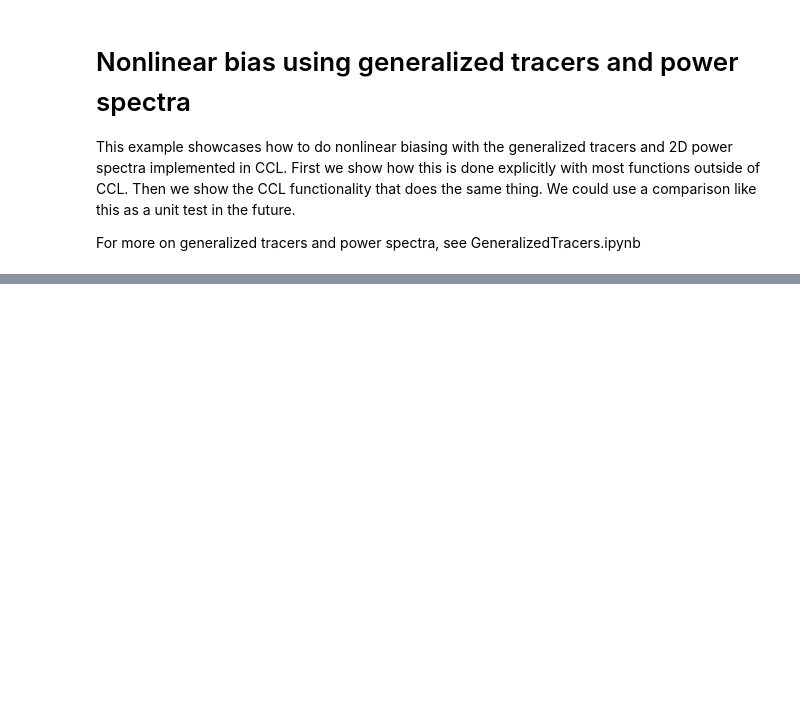
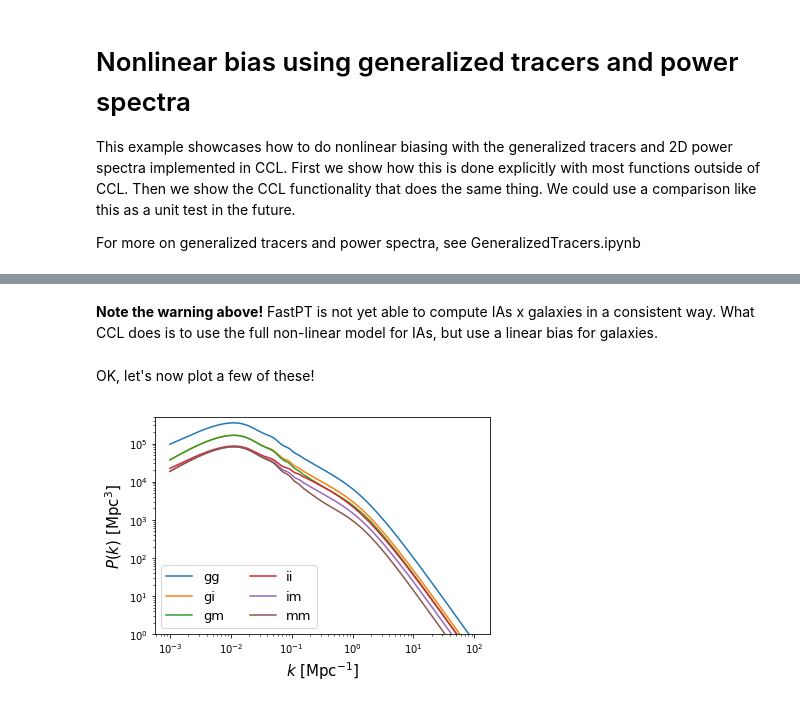
Before and after one commit to LSSTDESC/CCLX, a Jupyter notebook: NonlinearBiasFASTPT_detailed.ipynb, the cells around one changed output, grey strips where cells are left out. Cells and saved outputs as stored; diff of their text form; code cells hidden in the pictures; blank space fills up the shorter version.

```diff
--- a/NonlinearBiasFASTPT_detailed.ipynb
+++ b/NonlinearBiasFASTPT_detailed.ipynb
@@ -276,0 +47,5 @@ plt.show()
+# %%
+# The `with_NC` and `with_IA` flags will tell FastPT to initialize the right things.
+# `log10k_min/max and nk_per_decade will define the sampling in k you should use.
+wsp = ccl.PTWorkspace(with_NC=True, with_IA=True,
+                      log10k_min=-4, log10k_max=2, nk_per_decade=20)
@@ -276,0 +55,45 @@ plt.show()
+# %%
+# Galaxies x galaxies
+pk_gg = ccl.get_pt_pk2d(cosmo, wsp, ptt_g, ptt_g)
+
+# Galaxies x matter
+pk_gm = ccl.get_pt_pk2d(cosmo, wsp, ptt_g, ptt_m)
+
+# Galaxies x IAs
+pk_gi = ccl.get_pt_pk2d(cosmo, wsp, ptt_g, ptt_i)
+
+# IAs x IAs
+pk_ii = ccl.get_pt_pk2d(cosmo, wsp, ptt_i, ptt_i)
+
+# IAs x matter
+pk_im = ccl.get_pt_pk2d(cosmo, wsp, ptt_i, ptt_m)
+
+# Matter x matter
+pk_mm = ccl.get_pt_pk2d(cosmo, wsp, ptt_m, ptt_m)
+# %% [markdown]
+**Note the warning above!** FastPT is not yet able to compute IAs x galaxies in a consistent way. What CCL does is to use the full non-linear model for IAs, but use a linear bias for galaxies.
+# %% [markdown]
+OK, let's now plot a few of these!
+# %%
+# Let's plot everything at z=0
+
+ks = np.logspace(-3,2,512)
+ps = {}
+ps['gg'] = pk_gg.eval(ks, 1., cosmo)
+ps['gi'] = pk_gi.eval(ks, 1., cosmo)
+ps['gm'] = pk_gm.eval(ks, 1., cosmo)
+ps['ii'] = pk_ii.eval(ks, 1., cosmo)
+ps['im'] = pk_im.eval(ks, 1., cosmo)
+ps['mm'] = pk_mm.eval(ks, 1., cosmo)
+
+plt.figure()
+for pn, p in ps.items():
+    plt.plot(ks, p, label=pn)
+plt.loglog()
+plt.legend(loc='lower left', ncol=2, fontsize=13)
+plt.ylim([1E0, 5E5])
+plt.xlabel(r'$k\,\,[{\rm Mpc}^{-1}]$', fontsize=15)
+plt.ylabel(r'$P(k)\,\,[{\rm Mpc}^{3}]$', fontsize=15)
+plt.show()
+# %% [output]
+[figure, added]
```
Also changed, not shown: parts of 40 cells of this notebook.
